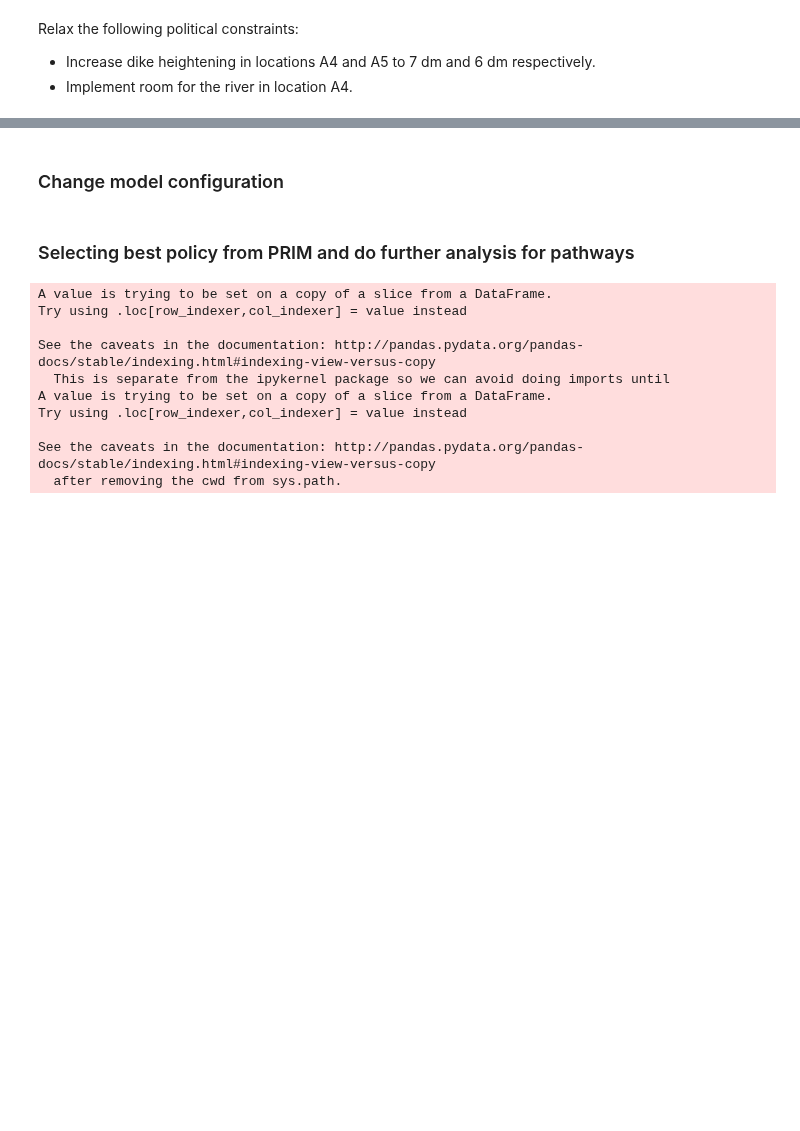
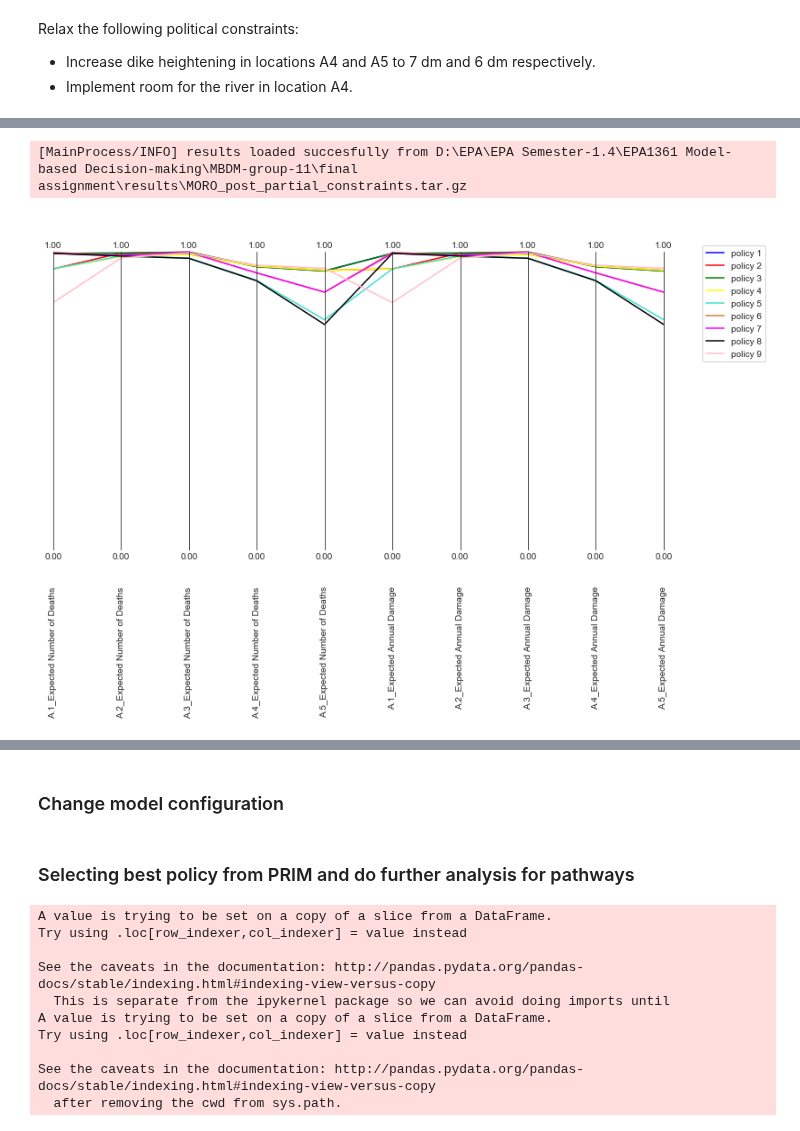
Before and after one commit to pdebiase/MBDM-group-11, a Jupyter notebook: final assignment/MORO_postanalysis.ipynb, the cells around one changed output, grey strips where cells are left out. Saved outputs shown, nothing was run; the diff lists cells and outputs as text; code cells hidden in the pictures; blank space fills up the shorter version.

```diff
--- a/final assignment/MORO_postanalysis.ipynb
+++ b/final assignment/MORO_postanalysis.ipynb
@@ -608,0 +327,66 @@ http://pandas.pydata.org/pandas-docs/stable/indexing.html#ix-indexer-is-deprecat
+# %%
+'''LOAD RESULTS FROM
+#
+# with MultiprocessingEvaluator(dike_model) as evaluator:
+#     results = evaluator.perform_experiments(scenarios=2000, policies=policies)
+#
+'''
+results = load_results('results/MORO_post_partial_constraints.tar.gz')
+
+experiment, outcomes = results
+results_df = pd.concat([experiment['policy'],
+                        pd.DataFrame.from_dict(outcomes)], axis=1)
+# %% [output]
+[MainProcess/INFO] results loaded succesfully from D:\EPA\EPA Semester-1.4\EPA1361 Model-based Decision-making\MBDM-group-11\final assignment\results\MORO_post_partial_constraints.tar.gz
+# %%
+## get the aggregated mean values for disaggregated outcomes for damage and deaths over timesteps
+
+# create a dict for names of aggregated outcomes
+agg_results = {}
+for kpi in results_df.columns:
+    if 'Damage' in kpi or 'Deaths' in kpi:
+        key = kpi.rsplit(' ', 1)[0] # remove the suffix of timestep
+        if not key in agg_results.keys():
+            agg_results.update({key: [kpi]})
+        else:
+            agg_results.update({key: agg_results[key]+[kpi]})
+
+# get the aggregated mean values
+for key in agg_results:
+    results_df[key] = results_df.loc[:, agg_results[key]].mean(axis=1)
+# %%
+# outcomes to make parallel coordinate plot
+objectives = agg_results.keys()
+
+# tranform the outcomes to robustness metrics
+robustness_per_obj = {}
+for obj in objectives: # per outcome
+    robustness_policies = []
+    for policy in results_df.policy.unique(): # per policy
+        raw = results_df.loc[results_df.policy == policy, obj] # subset the results
+        robustness = [death_funcs(raw) if 'Expected Number of Deaths' in obj
+                      else damage_funcs(raw)]
+        robustness_policies.append(*robustness)
+    robustness_per_obj.update({obj: robustness_policies})
+
+# create robustness df, sort the columns with deaths at the front
+robustness_df = pd.DataFrame.from_dict(robustness_per_obj)
+robustness_df = robustness_df[sorted(robustness_df.columns,
+                                     key = lambda x: 0 if 'Deaths' in x else 1)]
+
+# set limits for parcoords plot
+limits = pd.DataFrame(np.repeat([0, 1], len(objectives)).reshape(2, len(objectives)),
+                      columns = robustness_df.columns.tolist())
+
+# plot parcoords plot
+colors = ['blue','red','green','yellow','turquoise',
+          'peru','magenta','black','pink'] # random color per policy
+ax = parcoords.ParallelAxes(limits, fontsize=10)
+for i in range(len(robustness_df)):
+    ax.plot(robustness_df.iloc[i].to_frame().T,
+            label='policy {}'.format(i+1),
+            color=colors[i])
+ax.fig.set_size_inches(10, 8)
+ax.legend()
+# %% [output]
+[figure, added]
```
Also changed, not shown: parts of 61 cells of this notebook.
